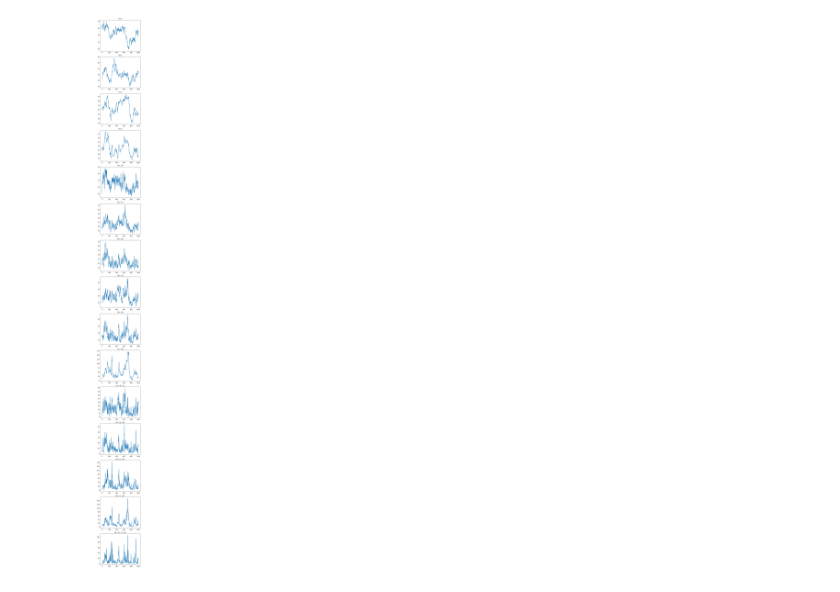
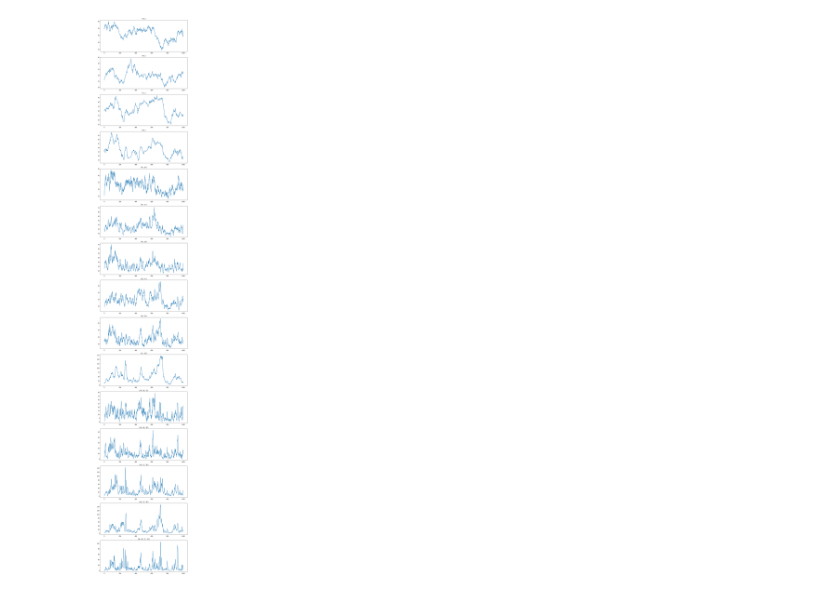
Before and after one commit to SU-Hongs/UROP_mining, a Jupyter notebook: test.ipynb, the cells around one changed output. Cells and saved outputs as stored; diff of their text form; code cells hidden in the pictures.

Commit message:
add plots for data

```diff
--- a/test.ipynb
+++ b/test.ipynb
@@ -1,14 +1,14 @@
 # %%
 import pandas as pd
 import matplotlib.pyplot as plt
 df=pd.read_csv('data.csv')
 nrows,ncols=len(df.keys()),1
-plt.figure(figsize=(5,60))
+plt.figure(figsize=(10,60))
 for i,key in enumerate(df.keys(),start=1):
     plt.subplot(nrows,ncols,i)
     plt.plot(df[str(key)])
     plt.title(key)
 plt.tight_layout()
 plt.show()
 # %% [output]
-[figure, old version]
+[figure, new version]
```
Also changed, not shown: 1 other file.
